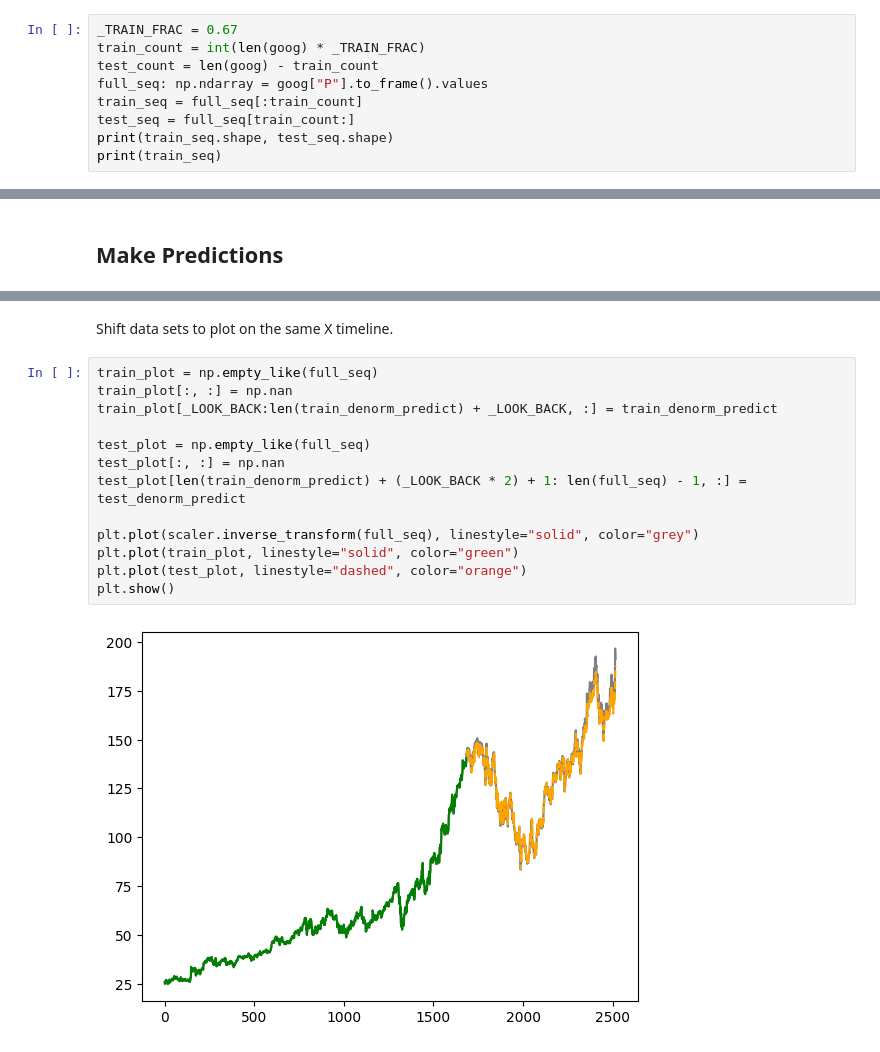
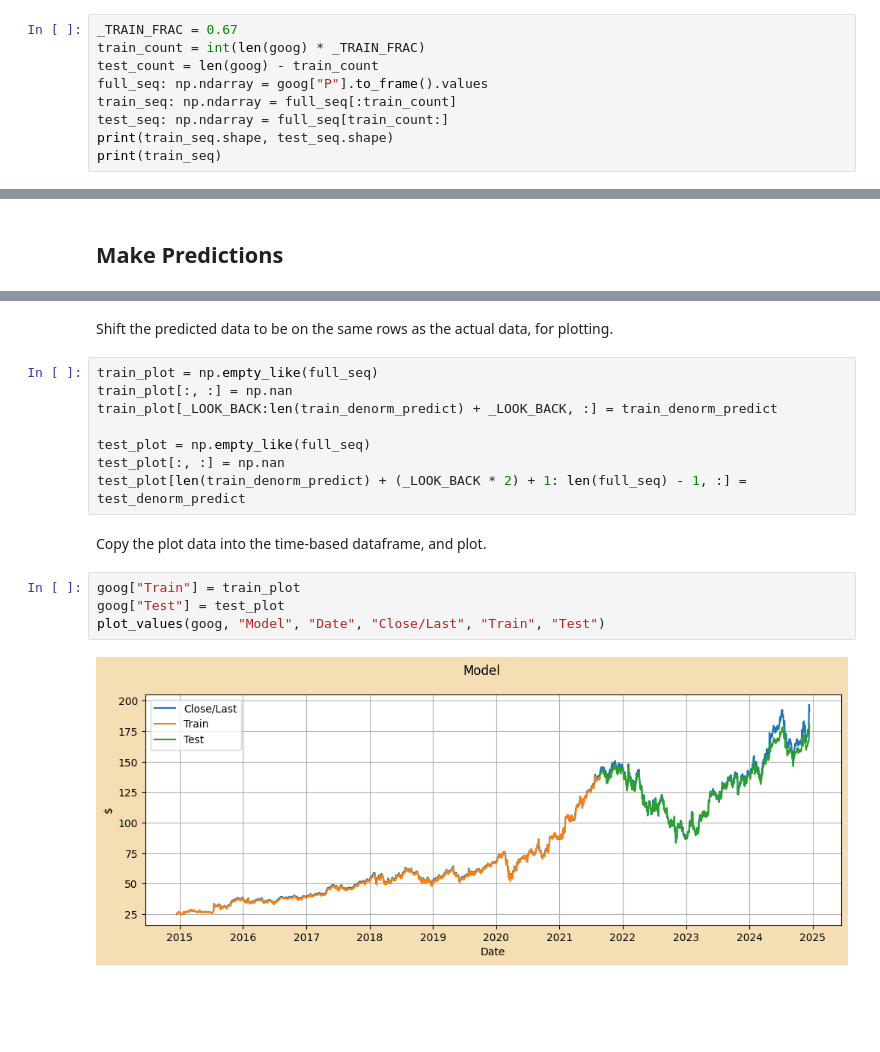
Before and after one commit to ghst659/sml00, a Jupyter notebook: forecast/LSTM_stock.ipynb, the cells around one changed output, grey strips where cells are left out. Cells and saved outputs as stored; diff of their text form; blank space fills up the shorter version.

```diff
--- a/forecast/LSTM_stock.ipynb
+++ b/forecast/LSTM_stock.ipynb
@@ -79,8 +81,8 @@ _TRAIN_FRAC = 0.67
 train_count = int(len(goog) * _TRAIN_FRAC)
 test_count = len(goog) - train_count
 full_seq: np.ndarray = goog["P"].to_frame().values
-train_seq = full_seq[:train_count]
-test_seq = full_seq[train_count:]
+train_seq: np.ndarray = full_seq[:train_count]
+test_seq: np.ndarray = full_seq[train_count:]
 print(train_seq.shape, test_seq.shape)
 print(train_seq)
 # %% [output]
@@ -169,5 +171,5 @@ test score: 3.30 RMSE
 # %% [markdown]
-Shift data sets to plot on the same X timeline.
+Shift the predicted data to be on the same rows as the actual data, for plotting.
 # %%
 train_plot = np.empty_like(full_seq)
 train_plot[:, :] = np.nan
@@ -176,10 +178,11 @@ train_plot[_LOOK_BACK:len(train_denorm_predict) + _LOOK_BACK, :] = train_denorm_
 test_plot = np.empty_like(full_seq)
 test_plot[:, :] = np.nan
 test_plot[len(train_denorm_predict) + (_LOOK_BACK * 2) + 1: len(full_seq) - 1, :] = test_denorm_predict
-
-plt.plot(scaler.inverse_transform(full_seq), linestyle="solid", color="grey")
-plt.plot(train_plot, linestyle="solid", color="green")
-plt.plot(test_plot, linestyle="dashed", color="orange")
-plt.show()
-# %% [output]
-[figure, removed]
+# %% [markdown]
+Copy the plot data into the time-based dataframe, and plot.
+# %%
+goog["Train"] = train_plot
+goog["Test"] = test_plot
+plot_values(goog, "Model", "Date", "Close/Last", "Train", "Test")
+# %% [output]
+[figure, added]
```
Also changed, not shown: parts of 6 cells of this notebook.
